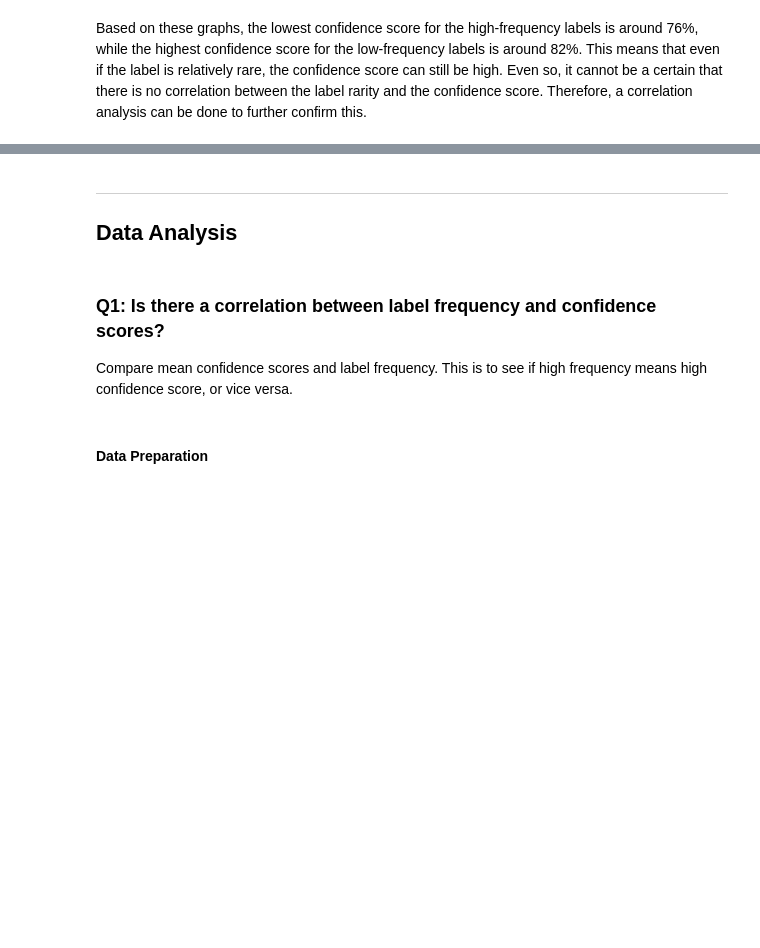
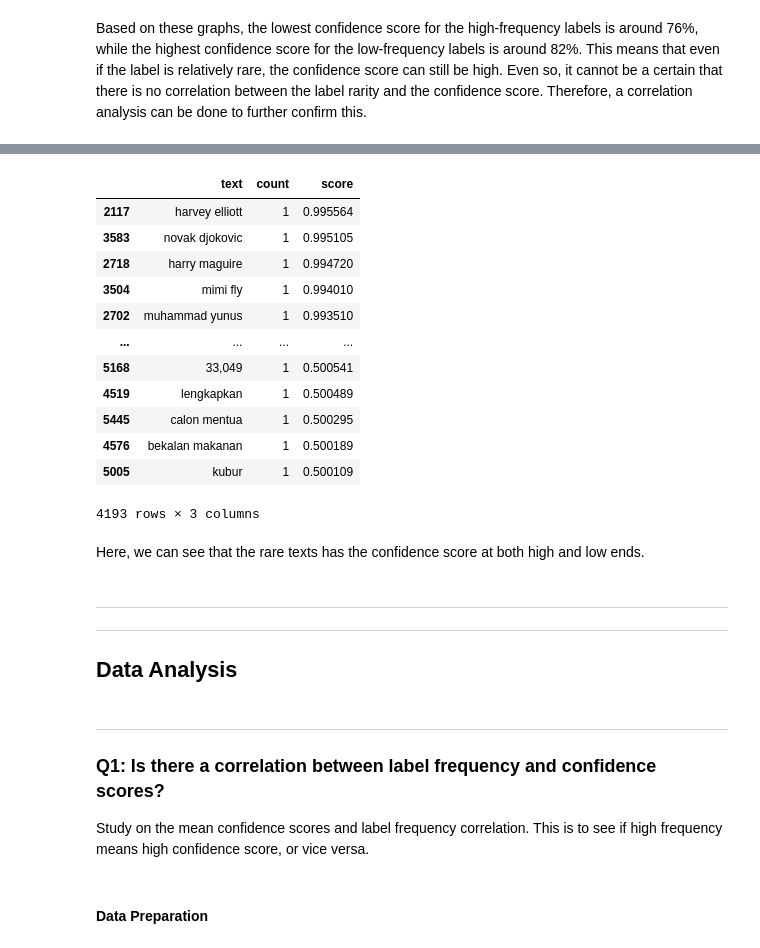
Before and after one commit to marifirfanibrahim/ner_news_malay, a Jupyter notebook: model_gliner/prediction_analysis.ipynb, the cells around one changed output, grey strips where cells are left out. Cells and saved outputs as stored; diff of their text form; code cells hidden in the pictures; blank space fills up the shorter version.

```diff
--- a/model_gliner/prediction_analysis.ipynb
+++ b/model_gliner/prediction_analysis.ipynb
@@ -221,0 +243,4 @@ Based on these graphs, the lowest confidence score for the high-frequency labels
+# %%
+# text frequency
+text_freq = df['text'].value_counts().reset_index()
+text_freq
@@ -222,9 +295,34 @@ Based on these graphs, the lowest confidence score for the high-frequency labels
+# %%
+# get score for low rarity texts
+text_conf = df.groupby('text')['score'].mean().reset_index()  # get mean confidence score
+
+text_low_conf = pd.merge(text_freq, text_conf, on='text')
+text_low_conf = text_low_conf[text_low_conf['count'] == 1]
+text_low_conf.sort_values('score',ascending=False)
+# %% [output]
+|  | text | count | score |
+| 2117 | harvey elliott | 1 | 0.995564 |
+| 3583 | novak djokovic | 1 | 0.995105 |
+| 2718 | harry maguire | 1 | 0.994720 |
+| 3504 | mimi fly | 1 | 0.994010 |
+| 2702 | muhammad yunus | 1 | 0.993510 |
+| ... | ... | ... | ... |
+| 5168 | 33,049 | 1 | 0.500541 |
+| 4519 | lengkapkan | 1 | 0.500489 |
+| 5445 | calon mentua | 1 | 0.500295 |
+| 4576 | bekalan makanan | 1 | 0.500189 |
+| 5005 | kubur | 1 | 0.500109 |
+4193 rows × 3 columns
+# %% [markdown]
+Here, we can see that the rare texts has the confidence score at both high and low ends.
 # %% [markdown]
---------
+--------------
+--------------
 ## Data Analysis
 # %% [markdown]
+-------------
 ### Q1: Is there a correlation between label frequency and confidence scores?
-Compare mean confidence scores and label frequency. This is to see if high frequency means high confidence score, or vice versa.
+Study on the mean confidence scores and label frequency correlation. This is to see if high frequency means high confidence score, or vice versa.
 # %% [markdown]
 #### Data Preparation
 # %%
```
Also changed, not shown: parts of 47 cells of this notebook, 3 other files.
